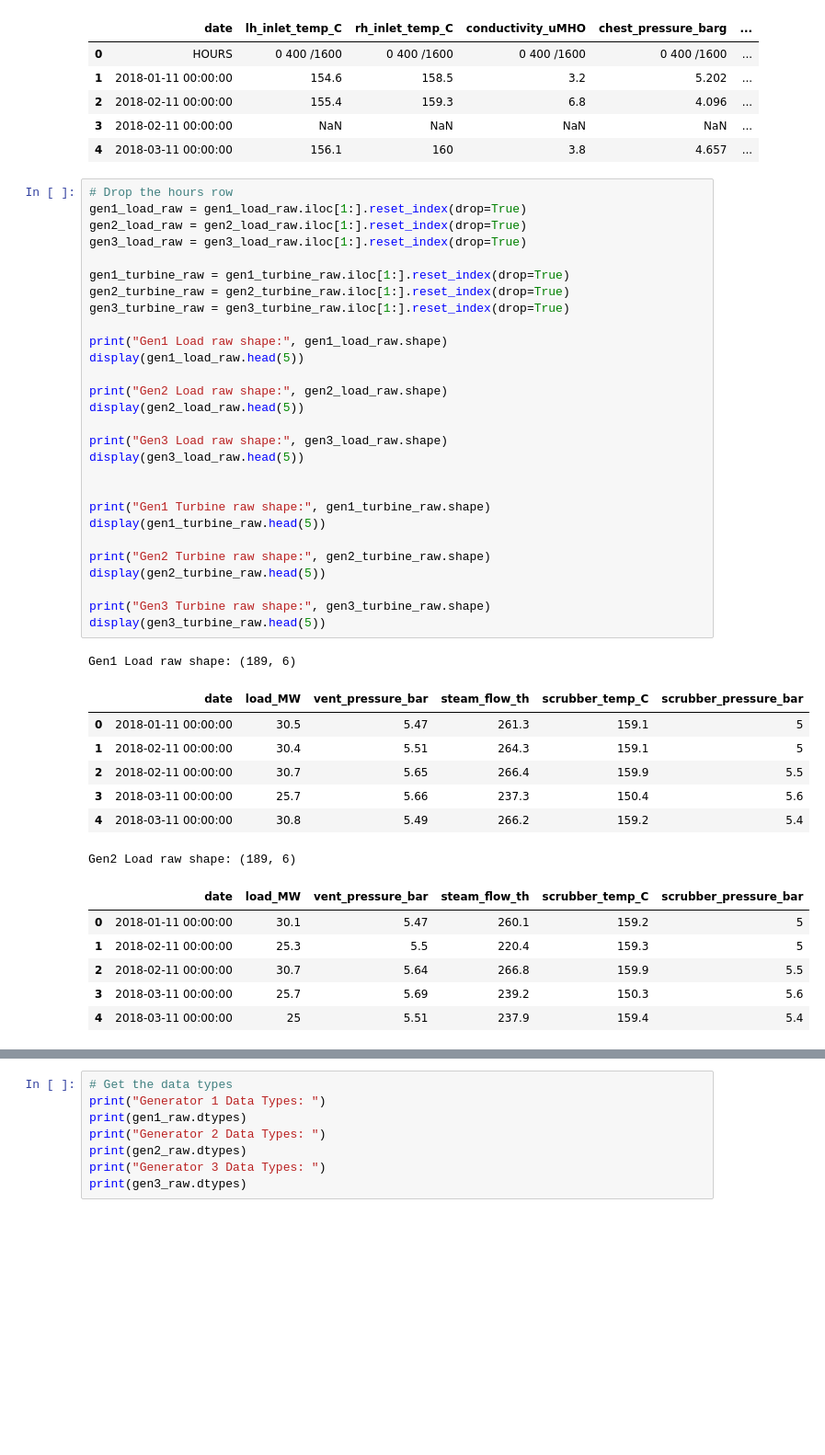
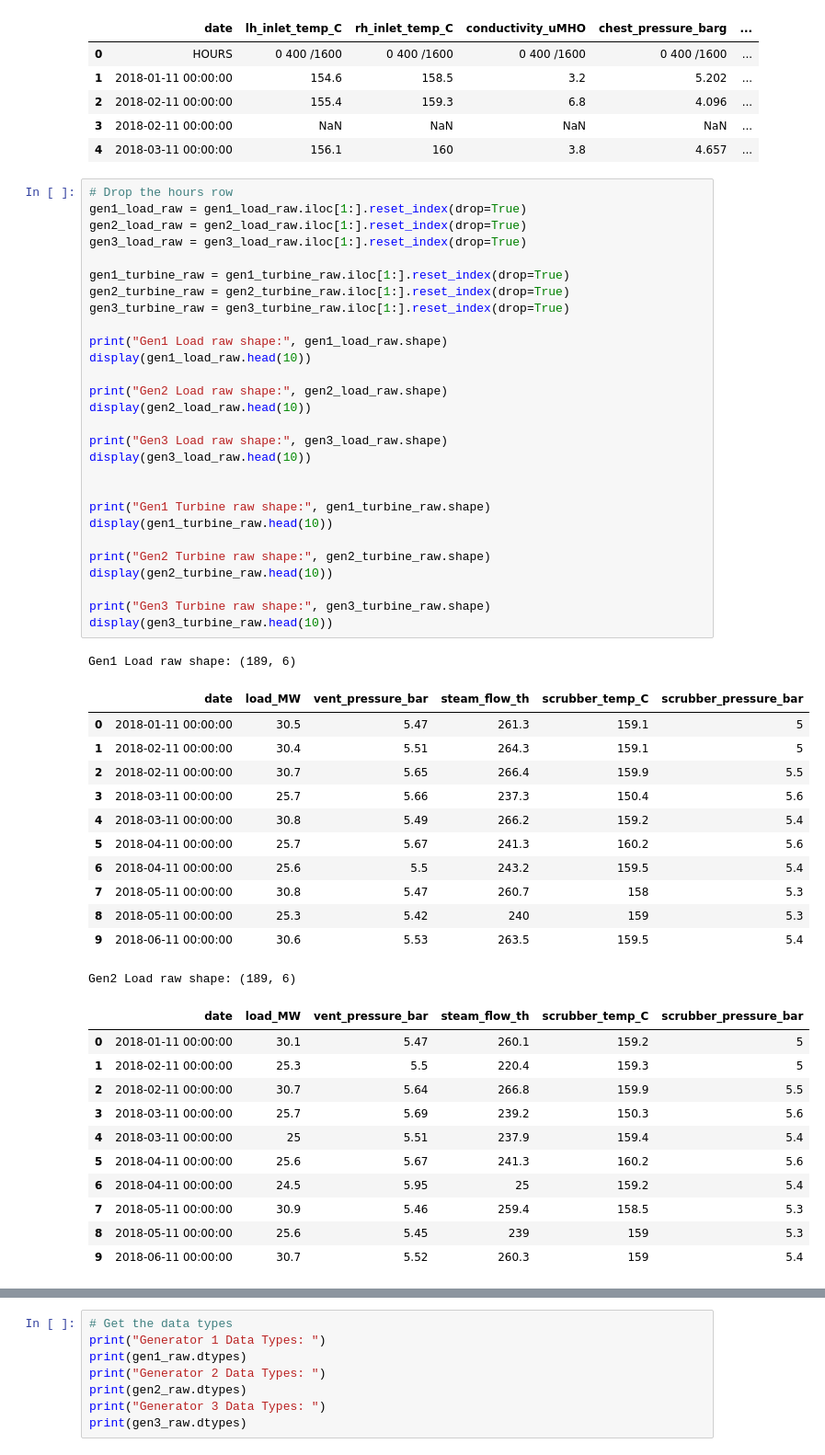
Before and after one commit to Darlene-13/double-flash-geothermal, a Jupyter notebook: notebooks/00_explanatory_data_analysis.ipynb, the cells around one changed output, grey strips where cells are left out. Shown at 92% size. Cells and saved outputs as stored; diff of their text form; blank space fills up the shorter version.

```diff
--- a/notebooks/00_explanatory_data_analysis.ipynb
+++ b/notebooks/00_explanatory_data_analysis.ipynb
@@ -199,39 +199,44 @@ Gen3 Turbine raw shape: (190, 7)
 # %%
 # Drop the hours row
 gen1_load_raw = gen1_load_raw.iloc[1:].reset_index(drop=True)
 gen2_load_raw = gen2_load_raw.iloc[1:].reset_index(drop=True)
 gen3_load_raw = gen3_load_raw.iloc[1:].reset_index(drop=True)
 
 gen1_turbine_raw = gen1_turbine_raw.iloc[1:].reset_index(drop=True)
 gen2_turbine_raw = gen2_turbine_raw.iloc[1:].reset_index(drop=True)
 gen3_turbine_raw = gen3_turbine_raw.iloc[1:].reset_index(drop=True)
 
 print("Gen1 Load raw shape:", gen1_load_raw.shape)
-display(gen1_load_raw.head(5))
+display(gen1_load_raw.head(10))
 
 print("Gen2 Load raw shape:", gen2_load_raw.shape)
-display(gen2_load_raw.head(5))
+display(gen2_load_raw.head(10))
 
 print("Gen3 Load raw shape:", gen3_load_raw.shape)
-display(gen3_load_raw.head(5))
+display(gen3_load_raw.head(10))
 
 
 print("Gen1 Turbine raw shape:", gen1_turbine_raw.shape)
-display(gen1_turbine_raw.head(5))
+display(gen1_turbine_raw.head(10))
 
 print("Gen2 Turbine raw shape:", gen2_turbine_raw.shape)
-display(gen2_turbine_raw.head(5))
+display(gen2_turbine_raw.head(10))
 
 print("Gen3 Turbine raw shape:", gen3_turbine_raw.shape)
-display(gen3_turbine_raw.head(5))
+display(gen3_turbine_raw.head(10))
 # %% [output]
 Gen1 Load raw shape: (189, 6)
 |  | date | load_MW | vent_pressure_bar | steam_flow_th | scrubber_temp_C | scrubber_pressure_bar |
 | 0 | 2018-01-11 00:00:00 | 30.5 | 5.47 | 261.3 | 159.1 | 5 |
 | 1 | 2018-02-11 00:00:00 | 30.4 | 5.51 | 264.3 | 159.1 | 5 |
 | 2 | 2018-02-11 00:00:00 | 30.7 | 5.65 | 266.4 | 159.9 | 5.5 |
 | 3 | 2018-03-11 00:00:00 | 25.7 | 5.66 | 237.3 | 150.4 | 5.6 |
 | 4 | 2018-03-11 00:00:00 | 30.8 | 5.49 | 266.2 | 159.2 | 5.4 |
+| 5 | 2018-04-11 00:00:00 | 25.7 | 5.67 | 241.3 | 160.2 | 5.6 |
+| 6 | 2018-04-11 00:00:00 | 25.6 | 5.5 | 243.2 | 159.5 | 5.4 |
+| 7 | 2018-05-11 00:00:00 | 30.8 | 5.47 | 260.7 | 158 | 5.3 |
+| 8 | 2018-05-11 00:00:00 | 25.3 | 5.42 | 240 | 159 | 5.3 |
+| 9 | 2018-06-11 00:00:00 | 30.6 | 5.53 | 263.5 | 159.5 | 5.4 |
 Gen2 Load raw shape: (189, 6)
 |  | date | load_MW | vent_pressure_bar | steam_flow_th | scrubber_temp_C | scrubber_pressure_bar |
 | 0 | 2018-01-11 00:00:00 | 30.1 | 5.47 | 260.1 | 159.2 | 5 |
@@ -239,6 +244,11 @@ Gen2 Load raw shape: (189, 6)
 | 2 | 2018-02-11 00:00:00 | 30.7 | 5.64 | 266.8 | 159.9 | 5.5 |
 | 3 | 2018-03-11 00:00:00 | 25.7 | 5.69 | 239.2 | 150.3 | 5.6 |
 | 4 | 2018-03-11 00:00:00 | 25 | 5.51 | 237.9 | 159.4 | 5.4 |
+| 5 | 2018-04-11 00:00:00 | 25.6 | 5.67 | 241.3 | 160.2 | 5.6 |
+| 6 | 2018-04-11 00:00:00 | 24.5 | 5.95 | 25 | 159.2 | 5.4 |
+| 7 | 2018-05-11 00:00:00 | 30.9 | 5.46 | 259.4 | 158.5 | 5.3 |
+| 8 | 2018-05-11 00:00:00 | 25.6 | 5.45 | 239 | 159 | 5.3 |
+| 9 | 2018-06-11 00:00:00 | 30.7 | 5.52 | 260.3 | 159 | 5.4 |
 Gen3 Load raw shape: (189, 6)
 |  | date | load_MW | vent_pressure_bar | steam_flow_th | scrubber_temp_C | scrubber_pressure_bar |
 | 0 | 2018-01-11 00:00:00 | 30.3 | 5.46 | 263.6 | 159.1 | NaN |
```
Also changed, not shown: parts of 4 cells of this notebook.
